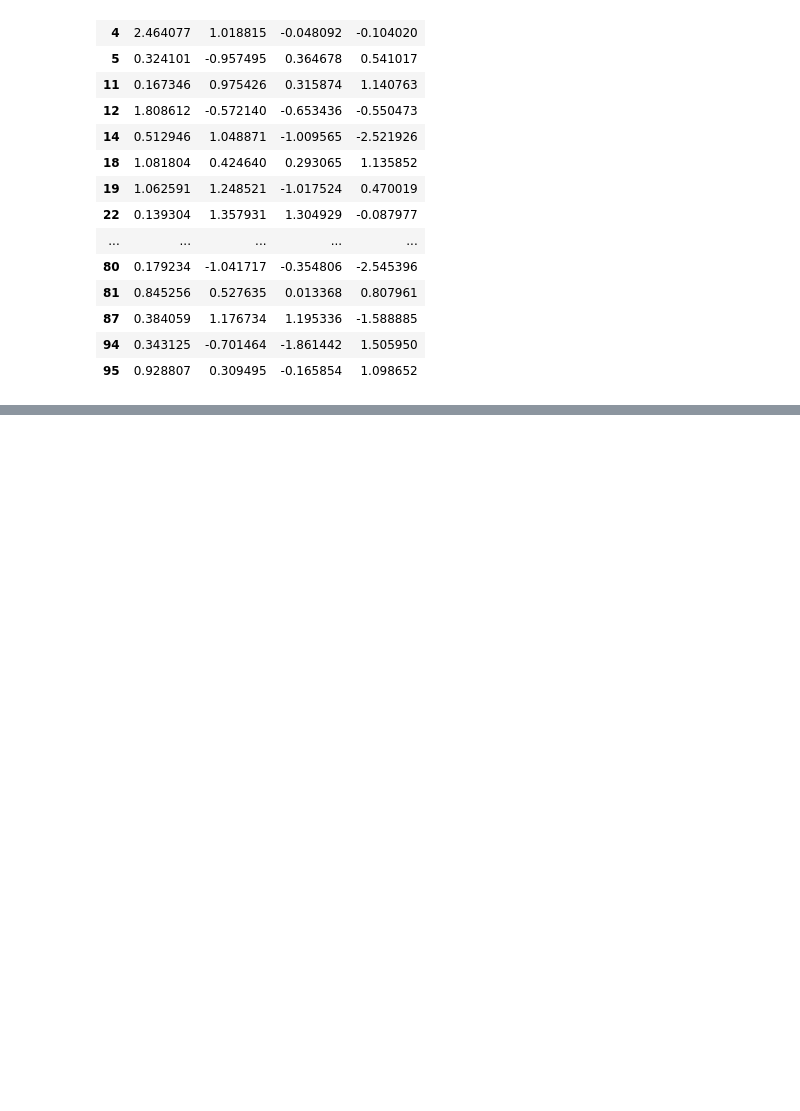
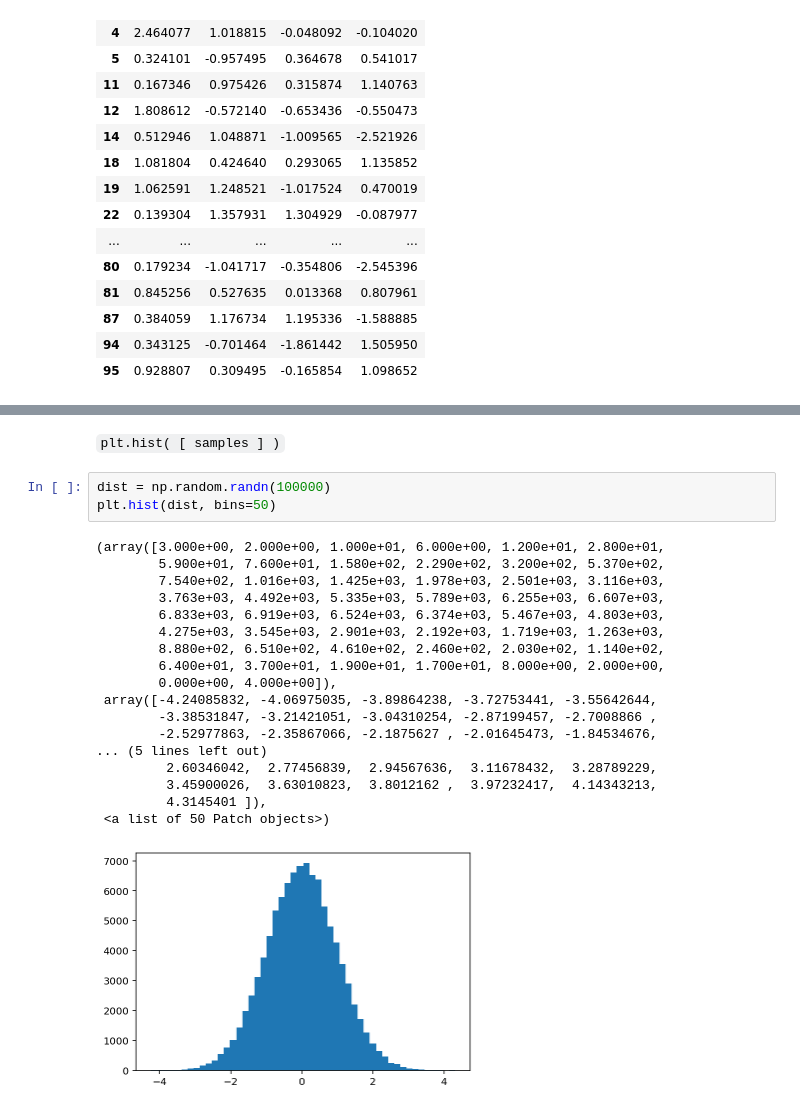
Before and after one commit to jephianlin/math599env, a Jupyter notebook: 1030.ipynb, the cells around one changed output, grey strips where cells are left out. Cells and saved outputs as stored; diff of their text form; blank space fills up the shorter version.

```diff
--- a/1030.ipynb
+++ b/1030.ipynb
@@ -704,0 +739,24 @@ df[ df.A > 0 ]
+# %% [markdown]
+`plt.hist( [ samples ] )`
+# %%
+dist = np.random.randn(100000)
+plt.hist(dist, bins=50)
+# %% [output]
+(array([3.000e+00, 2.000e+00, 1.000e+01, 6.000e+00, 1.200e+01, 2.800e+01,
+        5.900e+01, 7.600e+01, 1.580e+02, 2.290e+02, 3.200e+02, 5.370e+02,
+        7.540e+02, 1.016e+03, 1.425e+03, 1.978e+03, 2.501e+03, 3.116e+03,
+        3.763e+03, 4.492e+03, 5.335e+03, 5.789e+03, 6.255e+03, 6.607e+03,
+        6.833e+03, 6.919e+03, 6.524e+03, 6.374e+03, 5.467e+03, 4.803e+03,
+        4.275e+03, 3.545e+03, 2.901e+03, 2.192e+03, 1.719e+03, 1.263e+03,
+        8.880e+02, 6.510e+02, 4.610e+02, 2.460e+02, 2.030e+02, 1.140e+02,
+        6.400e+01, 3.700e+01, 1.900e+01, 1.700e+01, 8.000e+00, 2.000e+00,
+        0.000e+00, 4.000e+00]),
+ array([-4.24085832, -4.06975035, -3.89864238, -3.72753441, -3.55642644,
+        -3.38531847, -3.21421051, -3.04310254, -2.87199457, -2.7008866 ,
+        -2.52977863, -2.35867066, -2.1875627 , -2.01645473, -1.84534676,
+... (5 lines left out)
+         2.60346042,  2.77456839,  2.94567636,  3.11678432,  3.28789229,
+         3.45900026,  3.63010823,  3.8012162 ,  3.97232417,  4.14343213,
+         4.3145401 ]),
+ <a list of 50 Patch objects>)
+[figure, added]
```
Also changed, not shown: parts of 7 cells of this notebook.
